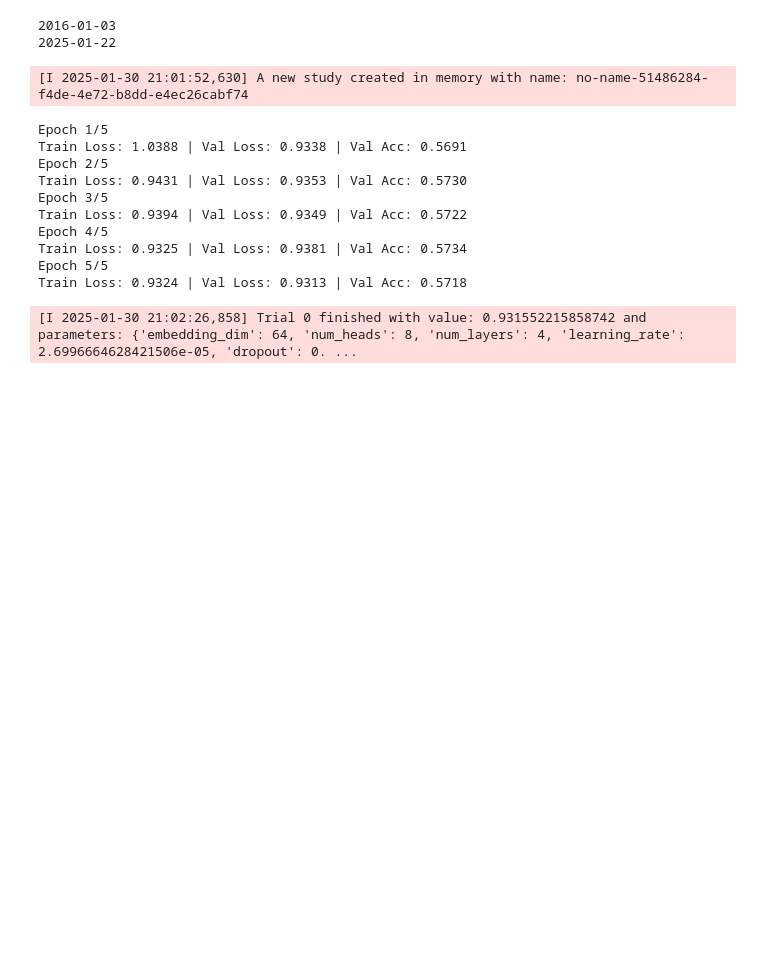
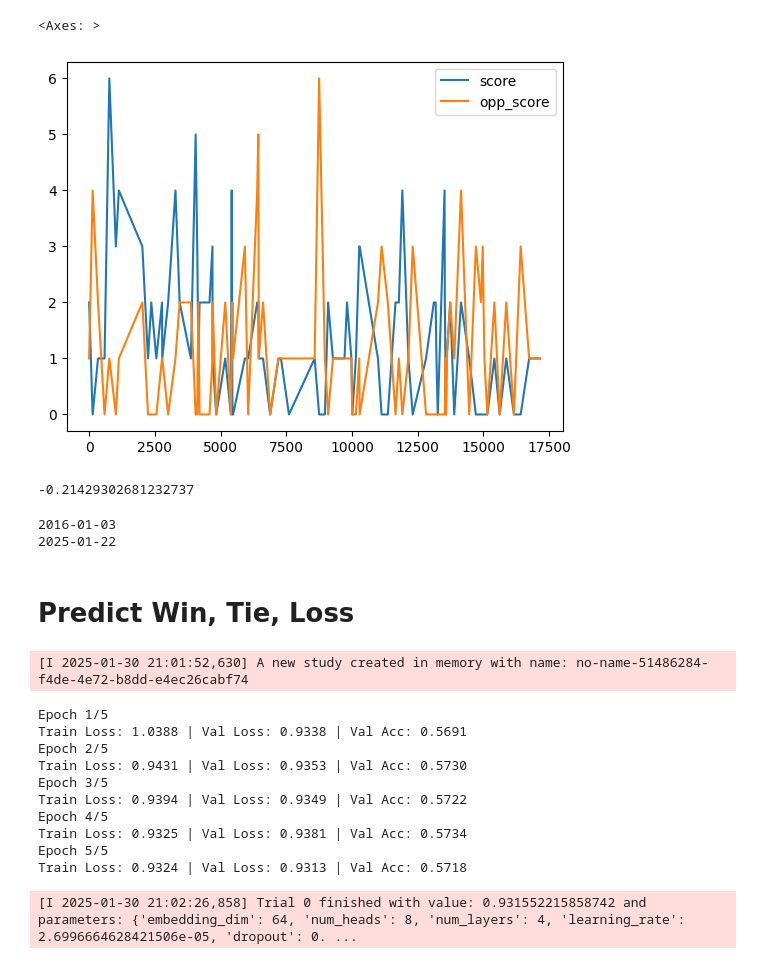
Before and after one commit to chadbreece/international_soccer_forecasts, a Jupyter notebook: transformer_model.ipynb, the cells around one changed output. Saved outputs shown, nothing was run; the diff lists cells and outputs as text; code cells hidden in the pictures; blank space fills up the shorter version.

```diff
--- a/transformer_model.ipynb
+++ b/transformer_model.ipynb
@@ -13,3 +29,12 @@ cleaned_matches_stacked.head()
+# %%
+cleaned_matches_stacked[cleaned_matches_stacked['team'] == 'India'][['score', 'opp_score']].plot()
+# %% [output]
+<Axes: >
+[figure, added]
+# %%
+cleaned_matches_stacked['score'].corr(cleaned_matches_stacked['opp_score'])
+# %% [output]
+-0.21429302681232737
 # %%
 print(cleaned_matches_stacked['date'].min())
 print(cleaned_matches_stacked['date'].max())
@@ -27,6 +52,8 @@ def num_outcome(row):
     else:
         raise Exception
     return val
+# %% [markdown]
+# Predict Win, Tie, Loss
 # %%
 import numpy as np
 import pandas as pd
```
Also changed, not shown: parts of 6 cells of this notebook, 1 other file.
